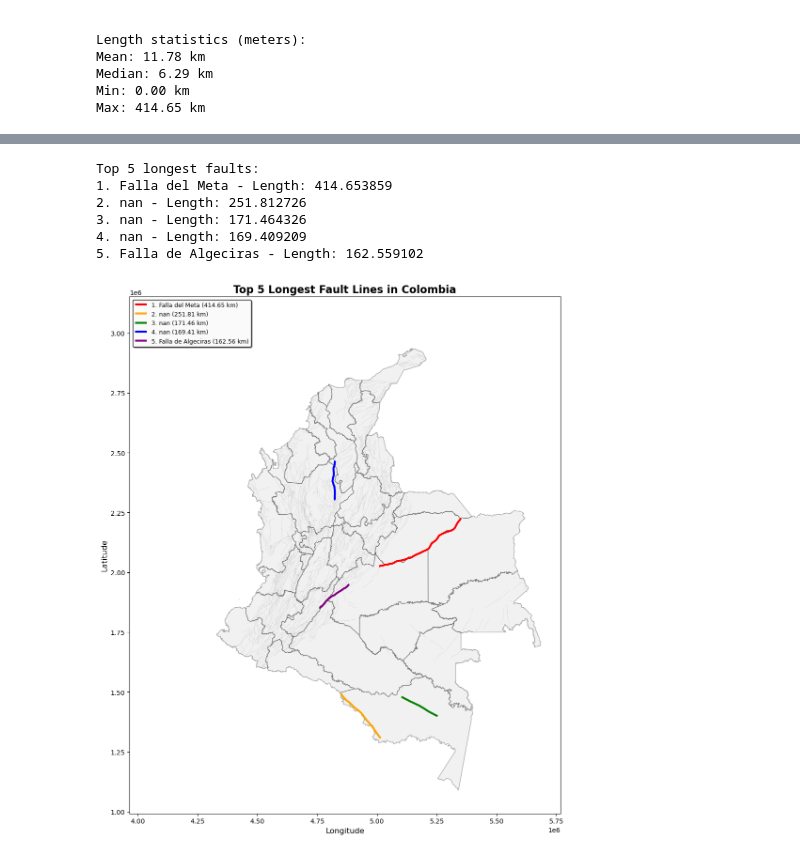
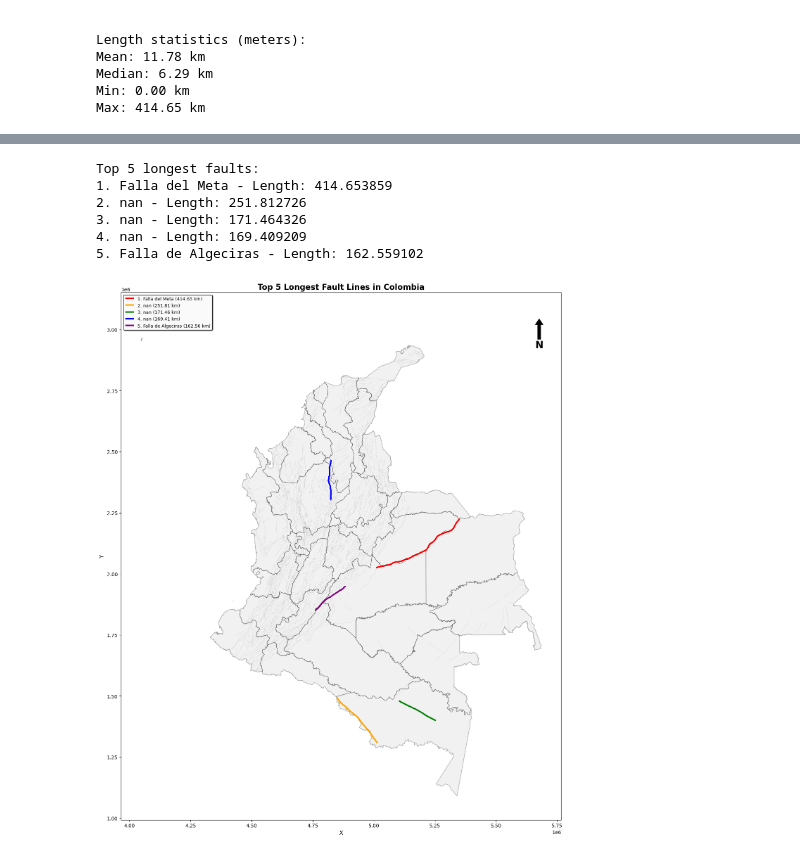
Before and after one commit to victortolo/colombian_geo_faults, a Jupyter notebook: fallas_geo.ipynb, the cells around one changed output, grey strips where cells are left out. Cells and saved outputs as stored; diff of their text form; code cells hidden in the pictures.

```diff
--- a/fallas_geo.ipynb
+++ b/fallas_geo.ipynb
@@ -132,6 +138,6 @@ memory usage: 323.3+ KB
 # %%
 # Create figure
-fig, ax = plt.subplots(figsize=(14, 12))
+fig, ax = plt.subplots(figsize=(18, 16))
 
 # Plot departments
 depart.plot(ax=ax, alpha=0.3, edgecolor='black', color='lightgray')
@@ -148,7 +154,7 @@ plt.title('Fault Lines in Colombian Departments', fontsize=18, fontweight='bold'
 plt.xlabel('Longitude', fontsize=12)
 plt.ylabel('Latitude', fontsize=12)
 
-# Create custom legend
+# Create legend
 legend_elements = [
     Line2D([0], [0], color='lightgray', linewidth=2, label='Departments', marker='s', markersize=8),
 ] + [
@@ -160,6 +166,13 @@ ax.legend(handles=legend_elements, loc='upper left', fontsize=11,
           framealpha=0.98, edgecolor='black', fancybox=True, shadow=True,
           title='Legend', title_fontsize=12)
 
+x, y, arrow_length = 0.95, 0.95, 0.05
+
+ax.annotate('N', xy=(x, y), xytext=(x, y - arrow_length),
+            arrowprops=dict(facecolor='black', edgecolor='black', width=6, headwidth=16, headlength=12),
+            ha='center', va='center', fontsize=20, fontweight='bold',
+            xycoords=ax.transAxes, textcoords=ax.transAxes)
+
 plt.tight_layout()
 plt.show()
 # %% [output]
@@ -171,34 +184,41 @@ top_5 = fallas_reprojected.nlargest(5, 'length_km')
 print("Top 5 longest faults:")
 for idx, (i, row) in enumerate(top_5.iterrows(), 1):
     print(f"{idx}. {row['NombreFalla']} - Length: {row['length_km']:.6f}")
 
 # Create figure
-fig, ax = plt.subplots(figsize=(14, 12))
+fig, ax = plt.subplots(figsize=(18, 16))
 
 # Plot departments
 depart.plot(ax=ax, alpha=0.3, edgecolor='black', color='lightgray')
 
 # Plot all faults (light)
 fallas_reprojected.plot(ax=ax, alpha=0.2, color='gray', linewidth=0.5)
 
 # Plot top 5 with different colors
 colors = ['red', 'orange', 'green', 'blue', 'purple']
 for idx, (i, row) in enumerate(top_5.iterrows()):
     gpd.GeoSeries(row.geometry).plot(ax=ax, color=colors[idx], linewidth=3,
                       label=f"{idx+1}. {row['NombreFalla']} ({row['length_km']:.2f} km)")
 
 plt.title('Top 5 Longest Fault Lines in Colombia', fontsize=16, fontweight='bold')
-plt.xlabel('Longitude', fontsize=12)
-plt.ylabel('Latitude', fontsize=12)
+plt.xlabel('X', fontsize=12)
+plt.ylabel('Y', fontsize=12)
 ax.legend(loc='upper left', fontsize=9, framealpha=0.95, edgecolor='black', fancybox=True, shadow=True)
+
+x, y, arrow_length = 0.95, 0.95, 0.05
+
+ax.annotate('N', xy=(x, y), xytext=(x, y - arrow_length),
+            arrowprops=dict(facecolor='black', edgecolor='black', width=6, headwidth=16, headlength=12),
+            ha='center', va='center', fontsize=20, fontweight='bold',
+            xycoords=ax.transAxes, textcoords=ax.transAxes)
 
 plt.tight_layout()
 plt.show()
 # %% [output]
 Top 5 longest faults:
 1. Falla del Meta - Length: 414.653859
 2. nan - Length: 251.812726
 3. nan - Length: 171.464326
 4. nan - Length: 169.409209
 5. Falla de Algeciras - Length: 162.559102
-[figure, old version]
+[figure, new version]
```
Also changed, not shown: parts of 7 cells of this notebook.
